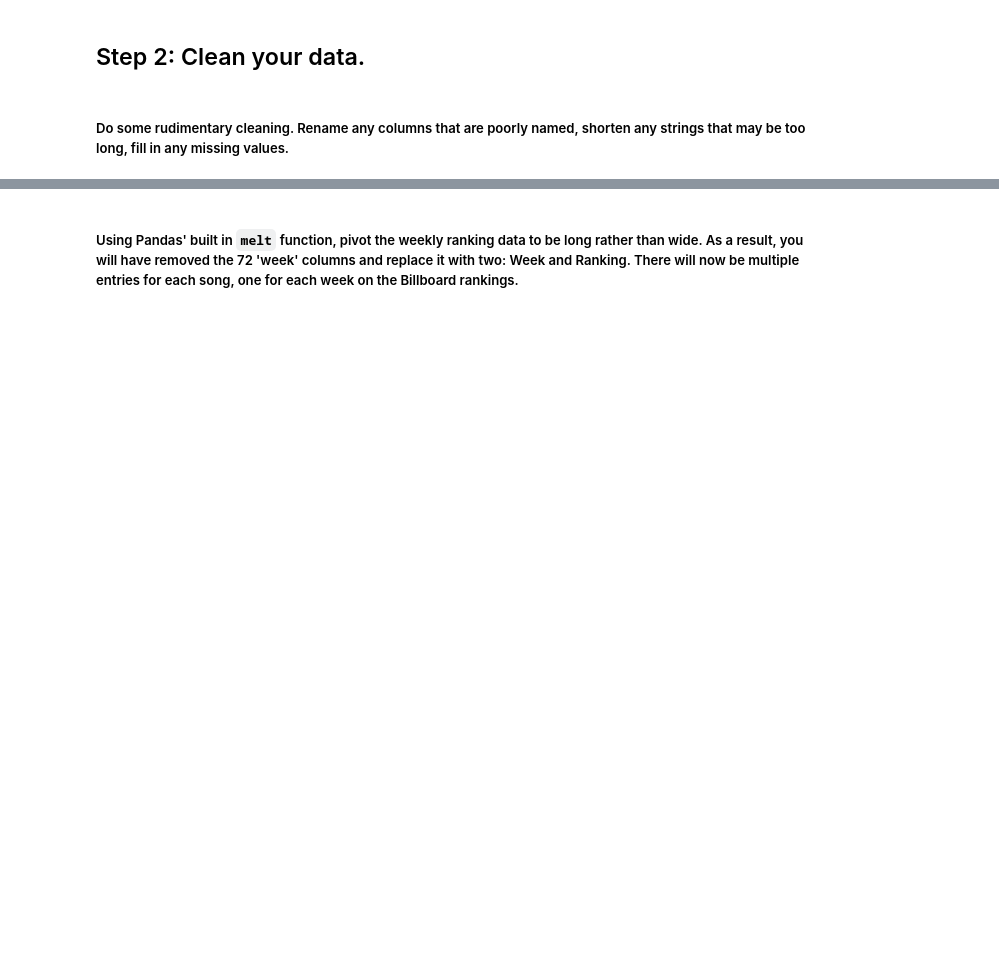
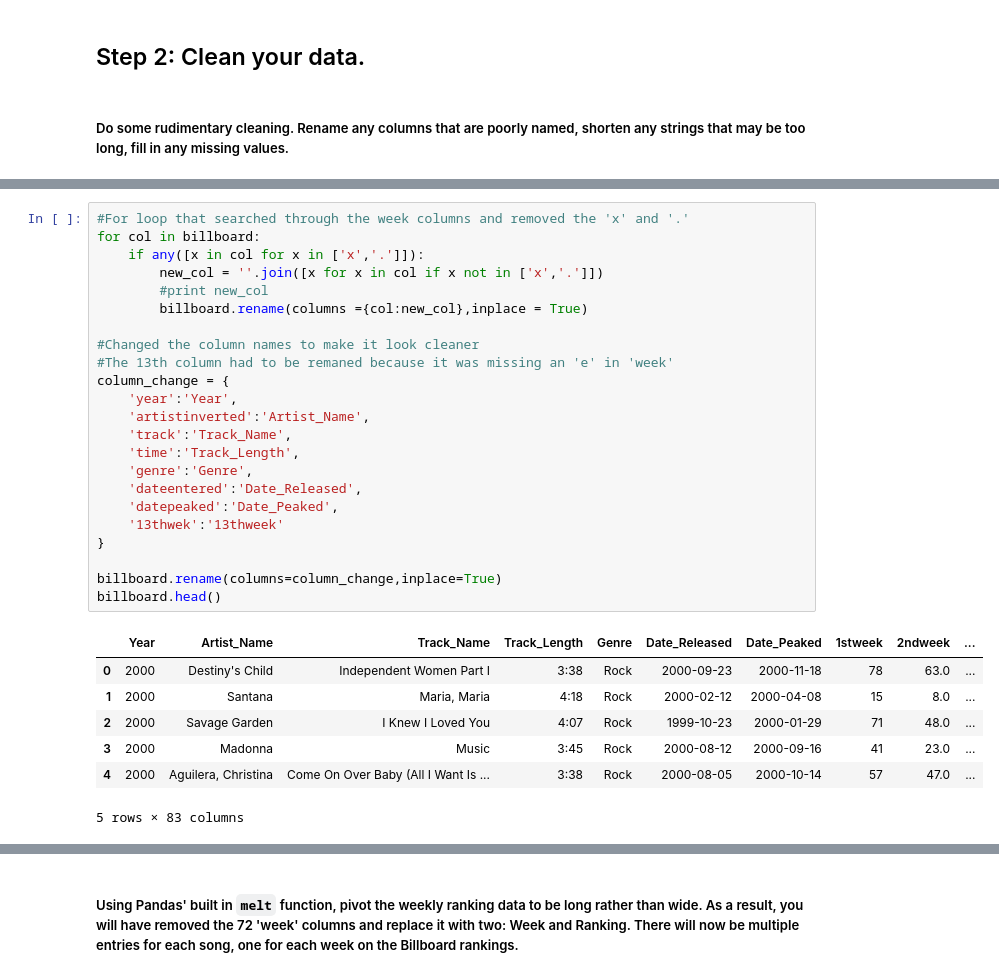
Before and after one commit to jrcmalunay/DSI-SF-1-JRCMALUNAY, a Jupyter notebook: projects/project-02/starter-code/project_2.ipynb, the cells around one changed output, grey strips where cells are left out. Cells and saved outputs as stored; diff of their text form; blank space fills up the shorter version.

```diff
--- a/projects/project-02/starter-code/project_2.ipynb
+++ b/projects/project-02/starter-code/project_2.ipynb
@@ -51,0 +68,31 @@ pd.DataFrame(music_dict)
+# %%
+#For loop that searched through the week columns and removed the 'x' and '.'
+for col in billboard:
+    if any([x in col for x in ['x','.']]):
+        new_col = ''.join([x for x in col if x not in ['x','.']])
+        #print new_col
+        billboard.rename(columns ={col:new_col},inplace = True)
+
+#Changed the column names to make it look cleaner
+#The 13th column had to be remaned because it was missing an 'e' in 'week'
+column_change = {
+    'year':'Year',
+    'artistinverted':'Artist_Name',
+    'track':'Track_Name',
+    'time':'Track_Length',
+    'genre':'Genre',
+    'dateentered':'Date_Released',
+    'datepeaked':'Date_Peaked',
+    '13thwek':'13thweek'
+}
+
+billboard.rename(columns=column_change,inplace=True)
+billboard.head()
+# %% [output]
+|  | Year | Artist_Name | Track_Name | Track_Length | Genre | Date_Released | Date_Peaked | 1stweek | 2ndweek | ... |
+| 0 | 2000 | Destiny's Child | Independent Women Part I | 3:38 | Rock | 2000-09-23 | 2000-11-18 | 78 | 63.0 | ... |
+| 1 | 2000 | Santana | Maria, Maria | 4:18 | Rock | 2000-02-12 | 2000-04-08 | 15 | 8.0 | ... |
+| 2 | 2000 | Savage Garden | I Knew I Loved You | 4:07 | Rock | 1999-10-23 | 2000-01-29 | 71 | 48.0 | ... |
+| 3 | 2000 | Madonna | Music | 3:45 | Rock | 2000-08-12 | 2000-09-16 | 41 | 23.0 | ... |
+| 4 | 2000 | Aguilera, Christina | Come On Over Baby (All I Want Is ... | 3:38 | Rock | 2000-08-05 | 2000-10-14 | 57 | 47.0 | ... |
+5 rows × 83 columns
```
Also changed, not shown: parts of 17 cells of this notebook.
